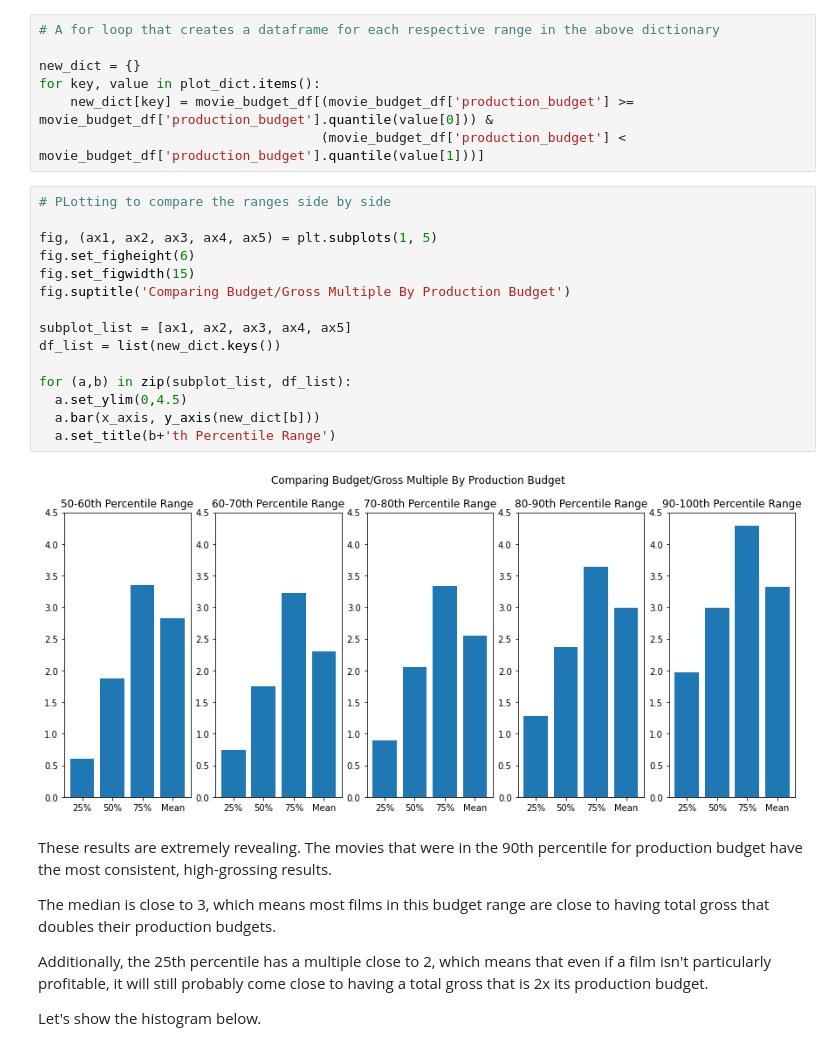
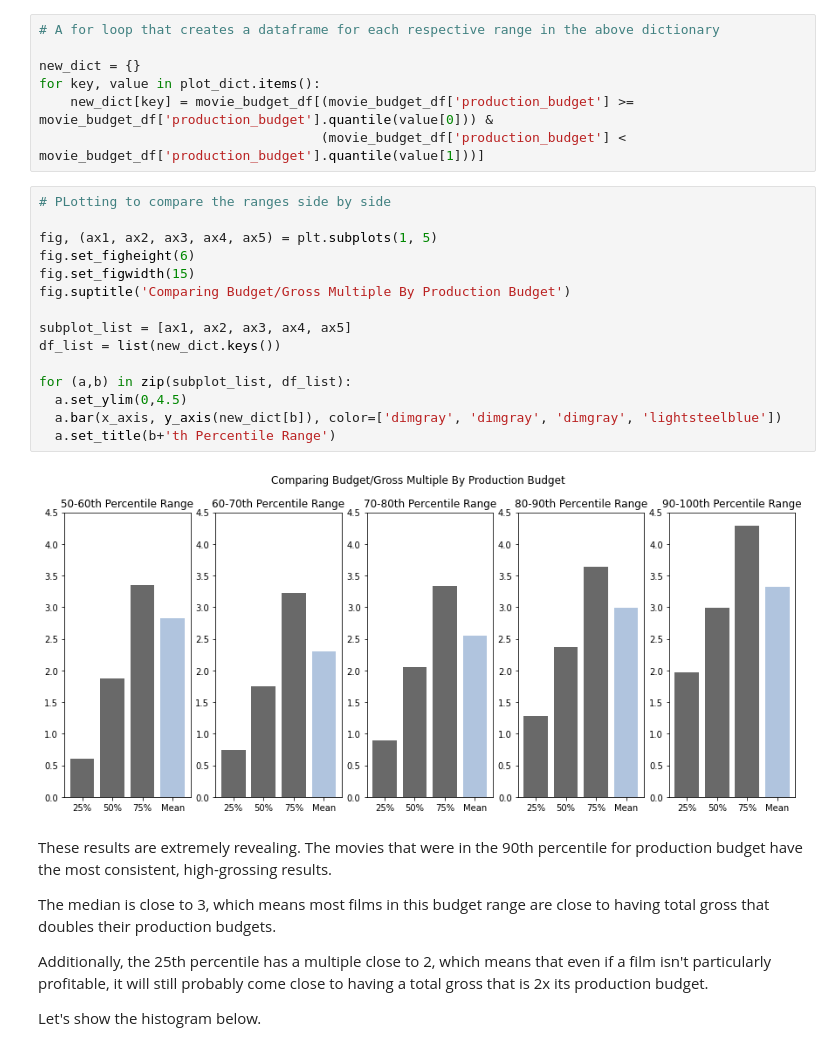
Before and after one commit to bmjaron/dsc_phase1_project, a Jupyter notebook: Phase_1_Project.ipynb, the cells around one changed output. Saved outputs shown, nothing was run; the diff lists cells and outputs as text.

```diff
--- a/Phase_1_Project.ipynb
+++ b/Phase_1_Project.ipynb
@@ -502,20 +502,20 @@ for key, value in plot_dict.items():
 # %%
 # PLotting to compare the ranges side by side
 
 fig, (ax1, ax2, ax3, ax4, ax5) = plt.subplots(1, 5)
 fig.set_figheight(6)
 fig.set_figwidth(15)
 fig.suptitle('Comparing Budget/Gross Multiple By Production Budget')
 
 subplot_list = [ax1, ax2, ax3, ax4, ax5]
 df_list = list(new_dict.keys())
 
 for (a,b) in zip(subplot_list, df_list):
   a.set_ylim(0,4.5)
-  a.bar(x_axis, y_axis(new_dict[b]))
+  a.bar(x_axis, y_axis(new_dict[b]), color=['dimgray', 'dimgray', 'dimgray', 'lightsteelblue'])
   a.set_title(b+'th Percentile Range')
 # %% [output]
-[figure, old version]
+[figure, new version]
 # %% [markdown]
 These results are extremely revealing. The movies that were in the 90th percentile for production budget have the most consistent, high-grossing results.
 
```
Also changed, not shown: parts of 5 cells of this notebook.
